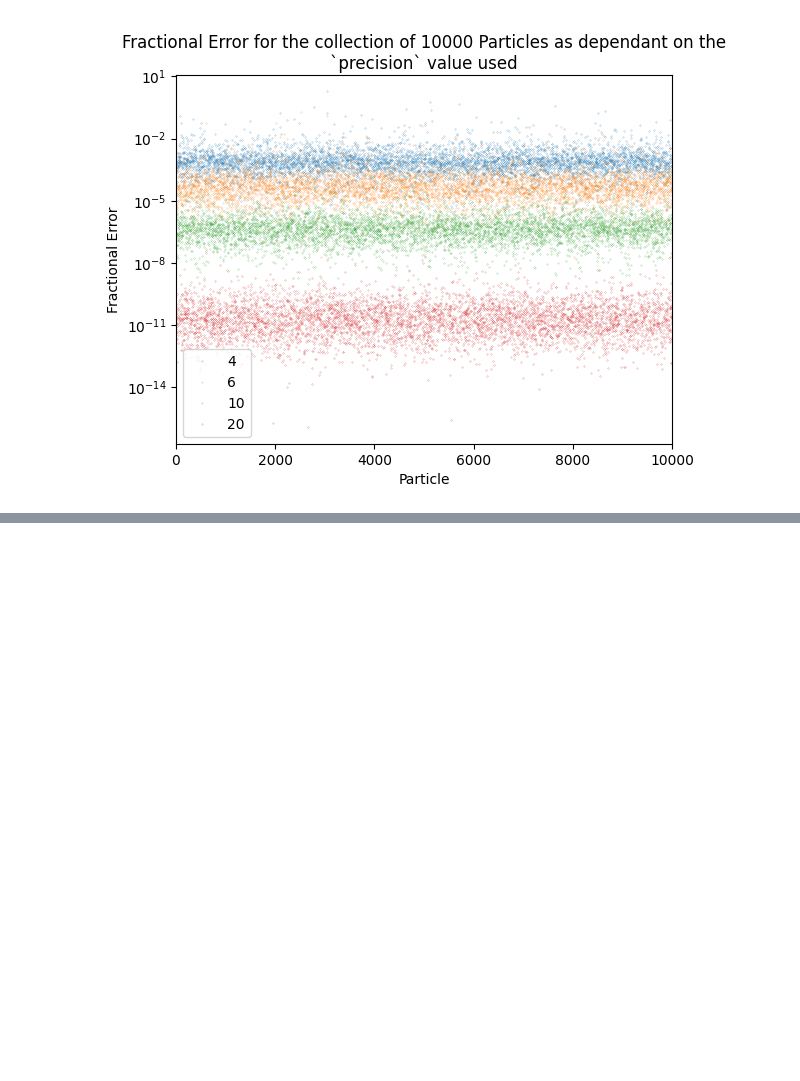
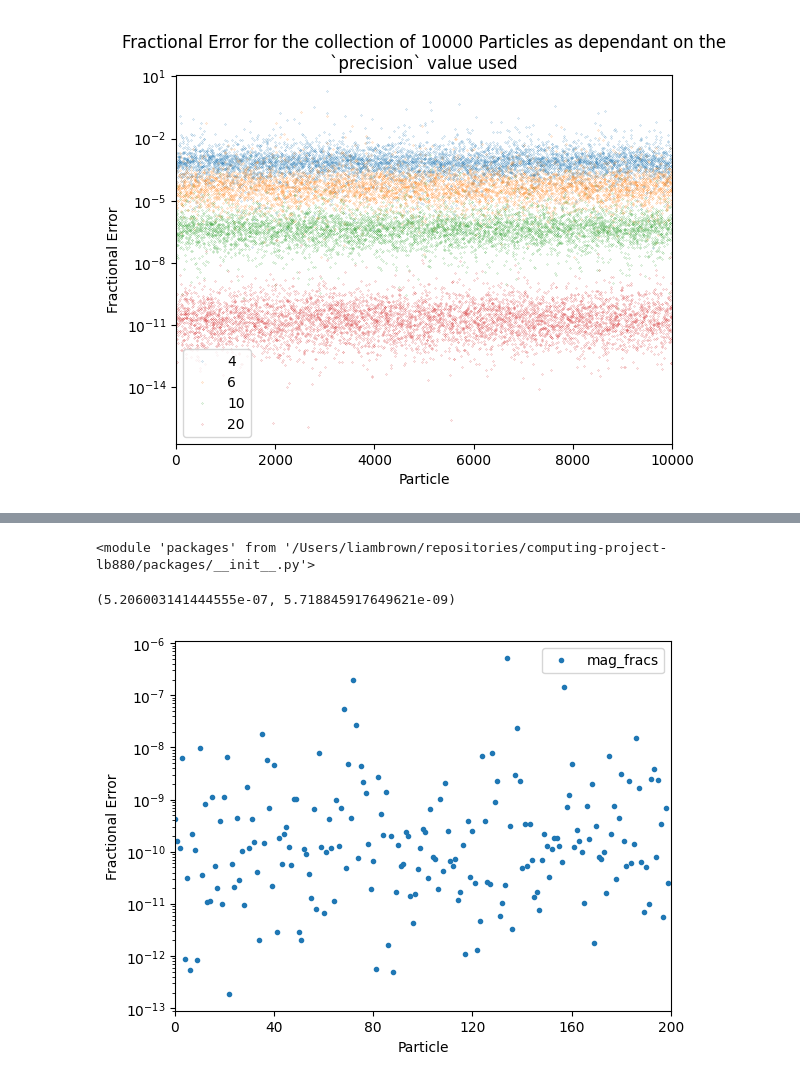
Before and after one commit to Part-II-Computational-Physics/hierarchical-methods-lb880, a Jupyter notebook: fmm_book.ipynb, the cells around one changed output, grey strips where cells are left out. Saved outputs shown, nothing was run; the diff lists cells and outputs as text; code cells hidden in the pictures; blank space fills up the shorter version.

Commit message:
Small fixes, and Force errors for FMM

```diff
--- a/fmm_book.ipynb
+++ b/fmm_book.ipynb
@@ -166,0 +173,14 @@ plt.show()
+# %%
+from importlib import reload
+reload(packages)
+# %% [output]
+<module 'packages' from '/Users/liambrown/repositories/computing-project-lb880/packages/__init__.py'>
+# %%
+precision = 20
+num_particles = 200
+
+particles = [packages.general.Particle() for _ in range(num_particles)]
+
+max_level = int(0.5 * math.log2(num_particles))
+
+expansion_arrays = packages.fmm.create_expansion_arrays(precision, max_level)
@@ -166,0 +203,28 @@ plt.show()
+# %%
+fmm_forces = np.array([particle.force for particle in particles])
+dir_forces = np.array([particle.direct_force for particle in particles])
+
+difference = fmm_forces - dir_forces
+abs_fracs = np.abs(difference / dir_forces)
+mag_fracs = np.linalg.norm(abs_fracs, axis=1)
+
+np.max(mag_fracs), np.average(mag_fracs)
+# %% [output]
+(5.206003141444555e-07, 5.718845917649621e-09)
+# %%
+import matplotlib.pyplot as plt
+
+fig, ax = plt.subplots()
+
+ax.plot(mag_fracs, '.', label=str('mag_fracs'))
+
+ax.set_yscale('log')
+ax.set_xmargin(0)
+ax.set_xticks(np.linspace(0,num_particles, 6))
+ax.set_xlabel('Particle')
+ax.set_ylabel('Fractional Error')
+ax.legend()
+
+plt.show()
+# %% [output]
+[figure, added]
```
Also changed, not shown: parts of 9 cells of this notebook, 6 other files.
